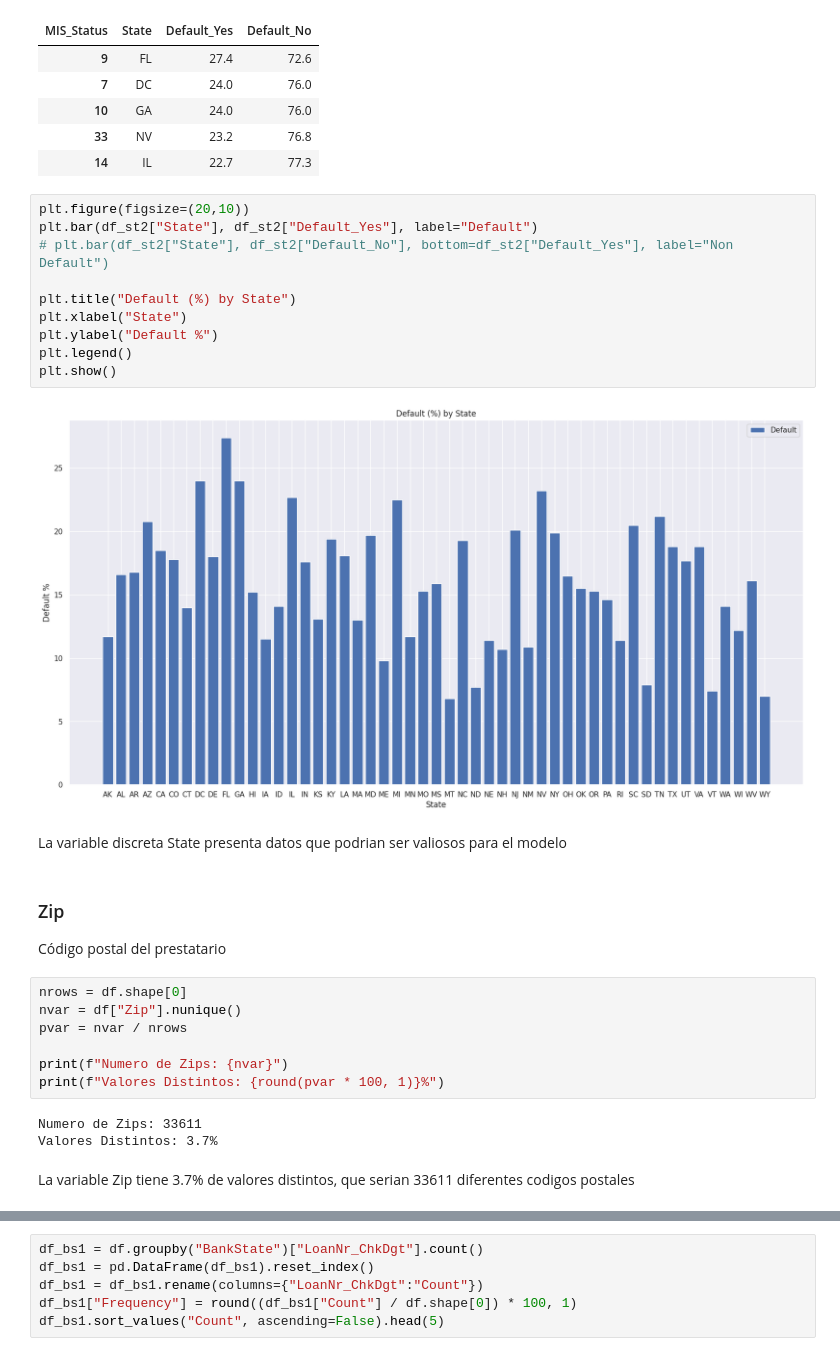
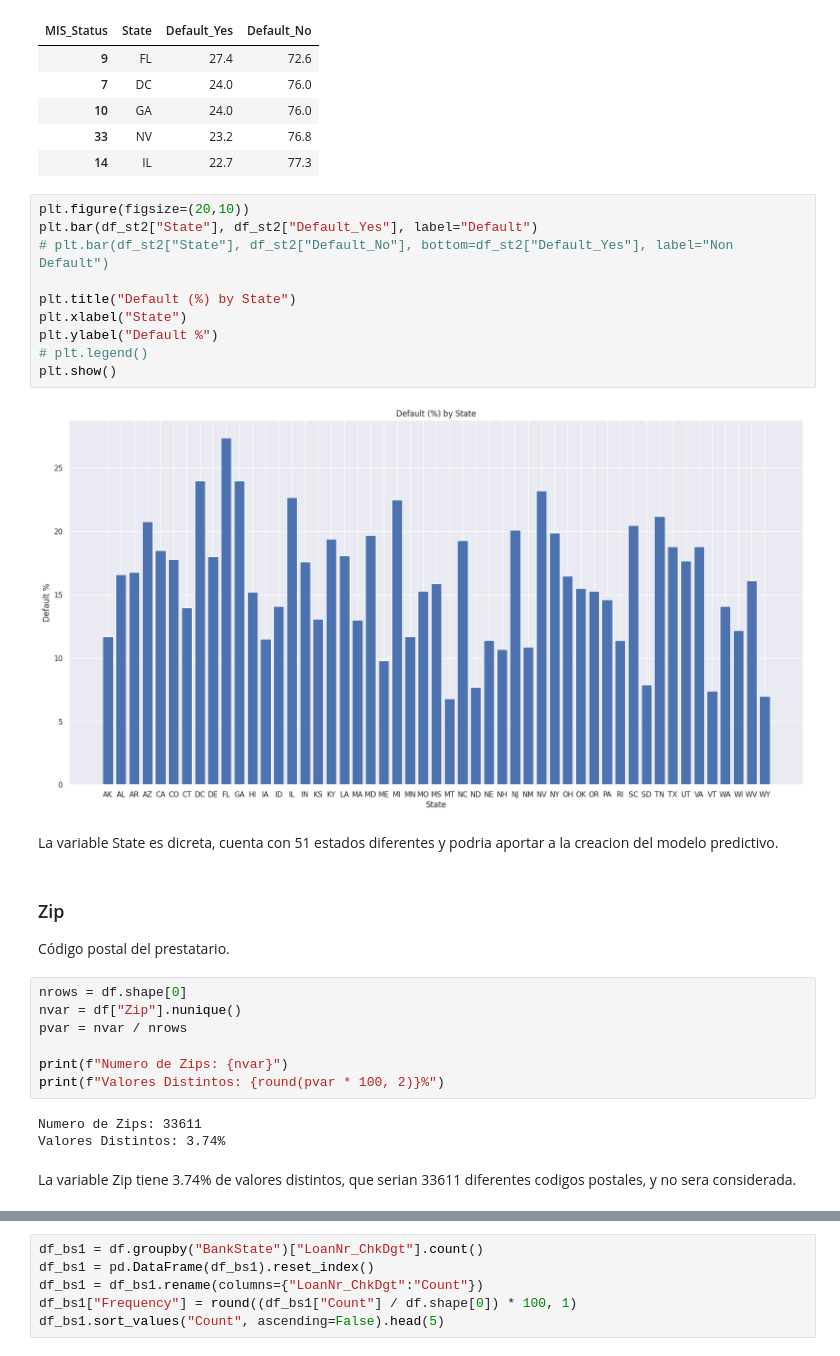
Before and after one commit to Ly-Ax/TFMasterIA, a Jupyter notebook: notebooks/data_exploration.ipynb, the cells around one changed output, grey strips where cells are left out. Cells and saved outputs as stored; diff of their text form.

```diff
--- a/notebooks/data_exploration.ipynb
+++ b/notebooks/data_exploration.ipynb
@@ -175,31 +188,31 @@ df_st2.sort_values("Default_Yes", ascending=False).head(5)
 # %%
 plt.figure(figsize=(20,10))
 plt.bar(df_st2["State"], df_st2["Default_Yes"], label="Default")
 # plt.bar(df_st2["State"], df_st2["Default_No"], bottom=df_st2["Default_Yes"], label="Non Default")
 
 plt.title("Default (%) by State")
 plt.xlabel("State")
 plt.ylabel("Default %")
-plt.legend()
+# plt.legend()
 plt.show()
 # %% [output]
-[figure, old version]
+[figure, new version]
-# %% [markdown]
-La variable discreta State presenta datos que podrian ser valiosos para el modelo
+# %% [markdown]
+La variable State es dicreta, cuenta con 51 estados diferentes y podria aportar a la creacion del modelo predictivo.
 # %% [markdown]
 ### Zip
-Código postal del prestatario
+Código postal del prestatario.
 # %%
 nrows = df.shape[0]
 nvar = df["Zip"].nunique()
 pvar = nvar / nrows
 
 print(f"Numero de Zips: {nvar}")
-print(f"Valores Distintos: {round(pvar * 100, 1)}%")
+print(f"Valores Distintos: {round(pvar * 100, 2)}%")
 # %% [output]
 Numero de Zips: 33611
-Valores Distintos: 3.7%
+Valores Distintos: 3.74%
 # %% [markdown]
-La variable Zip tiene 3.7% de valores distintos, que serian 33611 diferentes codigos postales
+La variable Zip tiene 3.74% de valores distintos, que serian 33611 diferentes codigos postales, y no sera considerada.
 # %% [markdown]
 ### Bank
```
Also changed, not shown: parts of 24 cells of this notebook, 7 other files.
